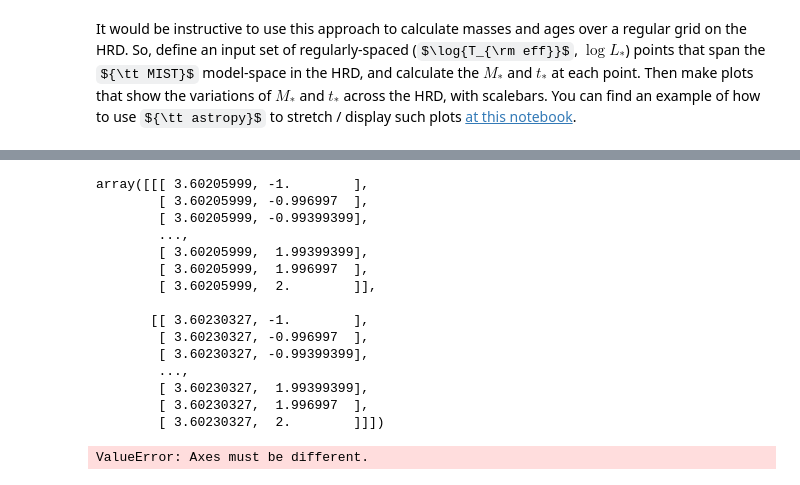
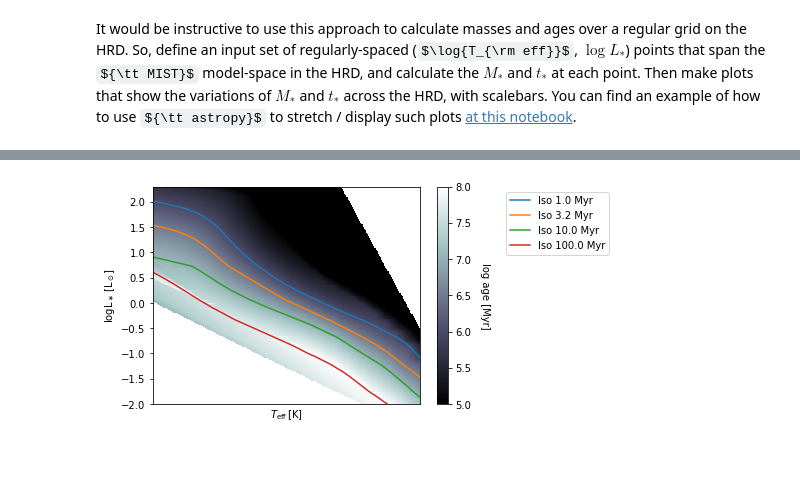
Before and after one commit to seanandrews/dyn-masses, a Jupyter notebook: notebooks/Justin's Notes/The HR Diagram.ipynb, the cells around one changed output, grey strips where cells are left out. Saved outputs shown, nothing was run; the diff lists cells and outputs as text; code cells hidden in the pictures; some formulas as TeX source; blank space fills up the shorter version.

```diff
--- a/notebooks/Justin's Notes/The HR Diagram.ipynb
+++ b/notebooks/Justin's Notes/The HR Diagram.ipynb
@@ -461,53 +432,39 @@ for i in track_num: #mass tracks 1-5 solar mass
-# %%
-lumteffgrid[0:2]
-# %% [output]
-array([[[ 3.60205999, -1.        ],
-        [ 3.60205999, -0.996997  ],
-        [ 3.60205999, -0.99399399],
-        ...,
-        [ 3.60205999,  1.99399399],
-        [ 3.60205999,  1.996997  ],
-        [ 3.60205999,  2.        ]],
-
-       [[ 3.60230327, -1.        ],
-        [ 3.60230327, -0.996997  ],
-        [ 3.60230327, -0.99399399],
-        ...,
-        [ 3.60230327,  1.99399399],
-        [ 3.60230327,  1.996997  ],
-        [ 3.60230327,  2.        ]]])
 # %%
-# AGES
-# the values of age corresponding to those points
-values = logt
-age_est = 10**(griddata(points, values, lumteffgrid, method= 'linear'))/1e6
+# Age interpolation
+values_t = logt #values of age (time)
 
-age_image = np.rot90(age_est)
-#if you want to plot high to low teff, then flip mass_image about axis 1
-age_image = np.flip(age_image, axis=1)
+age_interps = griddata(points, values_t, int_points, method='linear')
+age_grid = np.reshape(age_interps, logT_grid.shape)
 
-# Ages Plot
+# plot
+from astropy.visualization import (LogStretch, LinearStretch, ImageNormalize)    # image visualization functions
+
+cmap = 'bone'
+vmin, vmax = 5, 8   # these are in log age units [age = (1000 yr to 100 Myr)]
+norm = ImageNormalize(vmin=vmin, vmax=vmax, stretch=LinearStretch())
+
+bounds = [logT_gr[0], logT_gr[-1], logL_gr[0], logL_gr[-1]]
+
+# set up and plot the image on the specified scale
 fig, ax = plt.subplots()
-im = ax.imshow(age_image, origin='lower', aspect='auto', extent=[7000,4000,0.1,100])
-ax.set_xlabel(r'$T_{\rm eff} \,\, [{\rm K}]$', labelpad=10)
-ax.set_ylabel(r'${L_\ast} \,\, [{\rm L}_\odot]$', labelpad=10)
+im = ax.imshow(age_grid, origin='lower', aspect='auto', extent = bounds, cmap=cmap, norm=norm)
+ax.set_xlim([logT_gr[0], logT_gr[-1]])
+ax.set_xscale('log')
+ax.set_ylim([logL_gr[0], logL_gr[-1]])
+ax.set_xlabel(r'$T_{\rm eff} \, [{\rm K}]$')
+ax.set_ylabel(r'$\rm{log}L_\ast \, [{\rm L}_\odot]$')
 
-cb = plt.colorbar(im, ax=ax, pad = 0.05)
-cb.set_label('age [Myr]', rotation=270, labelpad=20)
+# add a scalebar
+cb = plt.colorbar(im, ax=ax, pad=0.05)
+cb.set_label('log age [Myr]', rotation=270, labelpad=19)
 
-log_age = [np.log10(1e7), np.log10(2e7), np.log10(4e7), np.log10(8e7) ] #1Myr and 2Myr
-colors = ['C1', 'C2', 'C3', 'C4']
-
-Tlim = [7000, 4000]    # note: Teff is plotted backwards (see note below)
-Llim = [0.1, 100]
+log_age = [6, 6.5, 7, 8] #1Myr and 2Myr
 
 for i in range(len(log_age)):
     close_age = iso_AGE[np.abs(iso_AGE - log_age[i]).argmin()] #np.searchsorted(iso_AGE, i)] gives the idx+1
     iso_L_Myr = iso_L[iso_AGE == close_age]
     iso_T_Myr = iso_T[iso_AGE == close_age]
-    ax.plot(10**iso_T_Myr, 10**iso_L_Myr, ':'+colors[i], label= "Iso %d Myr" % (round(10**log_age[i])/1e6))
-    ax.set_xlim(Tlim)
-    ax.set_ylim(Llim)
-    ax.legend()
+    ax.plot(iso_T_Myr, iso_L_Myr, '-', label= "Iso %.1f Myr" % (10**log_age[i]/1e6))
+    ax.legend(bbox_to_anchor=(1.3,1), loc="upper left")
 # %% [output]
-ValueError: Axes must be different.
+[figure, added]
```
Also changed, not shown: parts of 11 cells of this notebook, 2 other files.
